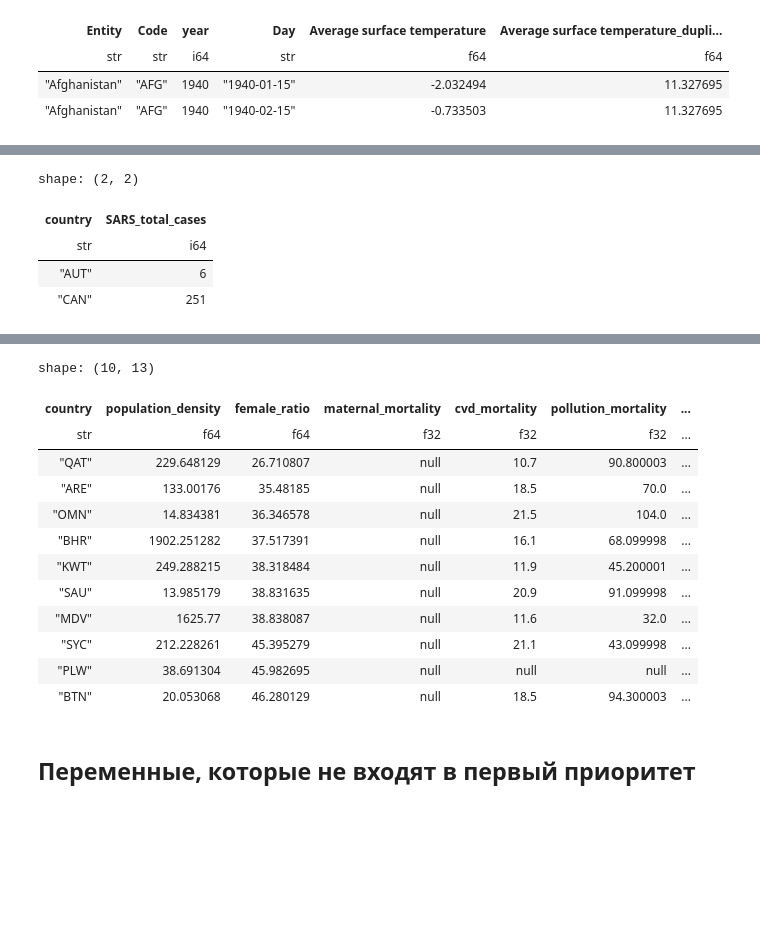
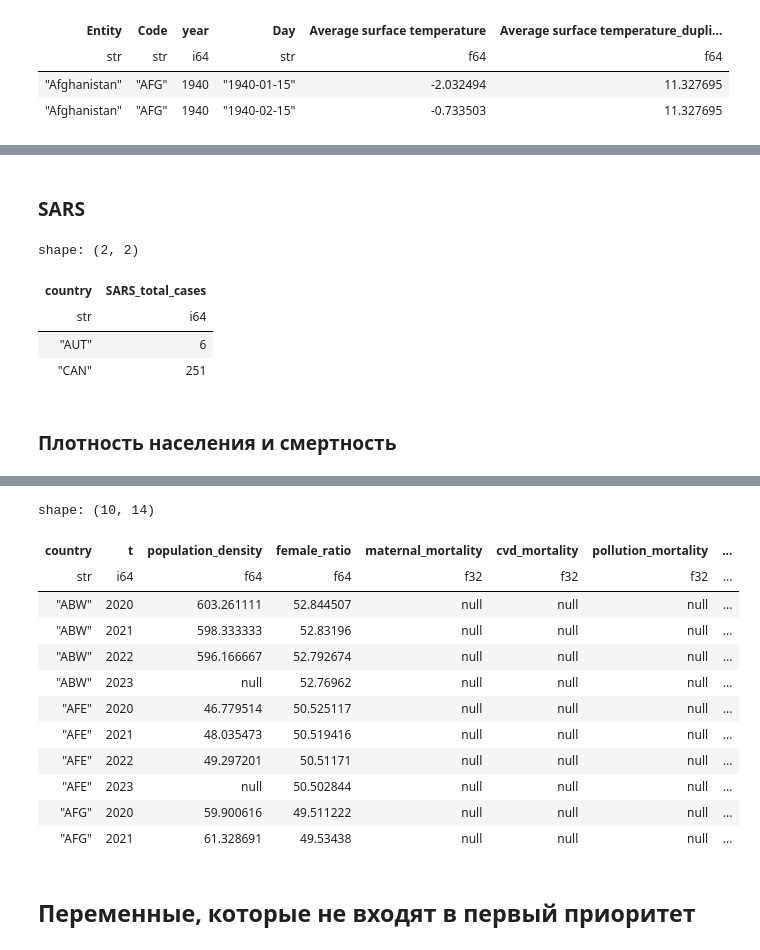
Before and after one commit to xan-d-or/thesis, a Jupyter notebook: data/scripts/data_aggregation.ipynb, the cells around one changed output, grey strips where cells are left out. Saved outputs shown, nothing was run; the diff lists cells and outputs as text; code cells hidden in the pictures; blank space fills up the shorter version.

```diff
--- a/data/scripts/data_aggregation.ipynb
+++ b/data/scripts/data_aggregation.ipynb
@@ -381 +392,3 @@ shape: (10, 2)
+# %% [markdown]
+### SARS
 # %%
@@ -388,6 +404,8 @@ shape: (2, 2)
 | str | i64 |
 | "AUT" | 6 |
 | "CAN" | 251 |
+# %% [markdown]
+### Плотность населения и смертность
 # %%
 density_and_mortality_tmp = pl.read_csv('raw_data/World Bank/pop_dens_and_mortality.csv')
 sql.register('density_and_mortality_tmp', density_and_mortality_tmp)
@@ -400,46 +418,40 @@ shape: (2, 16)
 | 1990 | "YR1990" | "Albania" | "ALB" | 119.946788 | 49.765495 | ... |
 # %%
 sql.execute('''create table density_and_mortality as
-    select country, population_density, female_ratio, maternal_mortality
-            , cvd_mortality, pollution_mortality, poisoning_mortality
-            , hygiene_mortality, female_mortality, male_mortality
-            , infant_mortality, largest_city_share, urbanization
-    from (
-    select distinct on(country)
+    select
         `Country Code` as country
-        , Time as year
-        , `Population density (people per sq. km of land area) [EN.POP.DNST]` population_density
-        , `Population, female (% of total population) [SP.POP.TOTL.FE.ZS]` female_ratio
-        , `Maternal mortality ratio (national estimate, per 100,000 live births) [SH.STA.MMRT.NE]`::float4 maternal_mortality
-        , `Mortality from CVD, cancer, diabetes or CRD between exact ages 30 and 70 (%) [SH.DYN.NCOM.ZS]`::float4 cvd_mortality
-        , `Mortality rate attributed to household and ambient air pollution, age-standardized (per 100,000 population) [SH.STA.AIRP.P5]`::float4 pollution_mortality
-        , `Mortality rate attributed to unintentional poisoning (per 100,000 population) [SH.STA.POIS.P5]`::float4 poisoning_mortality
-        , `Mortality rate attributed to unsafe water, unsafe sanitation and lack of hygiene (per 100,000 population) [SH.STA.WASH.P5]`::float4 hygiene_mortality
-        , `Mortality rate, adult, female (per 1,000 female adults) [SP.DYN.AMRT.FE]`::float4 female_mortality
-        , `Mortality rate, adult, male (per 1,000 male adults) [SP.DYN.AMRT.MA]`::float4 male_mortality
-        , `Mortality rate, infant (per 1,000 live births) [SP.DYN.IMRT.IN]`::float4 infant_mortality
-        , `Population in the largest city (% of urban population) [EN.URB.LCTY.UR.ZS]`::float4 largest_city_share
-        , `Population in urban agglomerations of more than 1 million (% of total population) [EN.URB.MCTY.TL.ZS]`::float4 urbanization
+        , Time as t
+        , avg(`Population density (people per sq. km of land area) [EN.POP.DNST]`) population_density
+        , avg(`Population, female (% of total population) [SP.POP.TOTL.FE.ZS]`) female_ratio
+        , avg(`Maternal mortality ratio (national estimate, per 100,000 live births) [SH.STA.MMRT.NE]`)::float4 maternal_mortality
+        , avg(`Mortality from CVD, cancer, diabetes or CRD between exact ages 30 and 70 (%) [SH.DYN.NCOM.ZS]`)::float4 cvd_mortality
+        , avg(`Mortality rate attributed to household and ambient air pollution, age-standardized (per 100,000 population) [SH.STA.AIRP.P5]`)::float4 pollution_mortality
+        , avg(`Mortality rate attributed to unintentional poisoning (per 100,000 population) [SH.STA.POIS.P5]`)::float4 poisoning_mortality
+        , avg(`Mortality rate attributed to unsafe water, unsafe sanitation and lack of hygiene (per 100,000 population) [SH.STA.WASH.P5]`)::float4 hygiene_mortality
+        , avg(`Mortality rate, adult, female (per 1,000 female adults) [SP.DYN.AMRT.FE]`)::float4 female_mortality
+        , avg(`Mortality rate, adult, male (per 1,000 male adults) [SP.DYN.AMRT.MA]`)::float4 male_mortality
+        , avg(`Mortality rate, infant (per 1,000 live births) [SP.DYN.IMRT.IN]`)::float4 infant_mortality
+        , avg(`Population in the largest city (% of urban population) [EN.URB.LCTY.UR.ZS]`)::float4 largest_city_share
+        , avg(`Population in urban agglomerations of more than 1 million (% of total population) [EN.URB.MCTY.TL.ZS]`)::float4 urbanization
     from density_and_mortality_tmp
-    where Time <= 2019
-    order by country, year desc
-    ) sub
+    where Time >= 2020
+    group by `Country Code`, Time
 ;''')
-sql.execute('''select * from density_and_mortality order by female_ratio limit 10;''').collect()
+sql.execute('''select * from density_and_mortality order by country, t limit 10;''').collect()
 # %% [output]
-shape: (10, 13)
+shape: (10, 14)
-| country | population_density | female_ratio | maternal_mortality | cvd_mortality | pollution_mortality | ... |
-| str | f64 | f64 | f32 | f32 | f32 | ... |
-| "QAT" | 229.648129 | 26.710807 | null | 10.7 | 90.800003 | ... |
-| "ARE" | 133.00176 | 35.48185 | null | 18.5 | 70.0 | ... |
-| "OMN" | 14.834381 | 36.346578 | null | 21.5 | 104.0 | ... |
-| "BHR" | 1902.251282 | 37.517391 | null | 16.1 | 68.099998 | ... |
-| "KWT" | 249.288215 | 38.318484 | null | 11.9 | 45.200001 | ... |
-| "SAU" | 13.985179 | 38.831635 | null | 20.9 | 91.099998 | ... |
-| "MDV" | 1625.77 | 38.838087 | null | 11.6 | 32.0 | ... |
-| "SYC" | 212.228261 | 45.395279 | null | 21.1 | 43.099998 | ... |
-| "PLW" | 38.691304 | 45.982695 | null | null | null | ... |
-| "BTN" | 20.053068 | 46.280129 | null | 18.5 | 94.300003 | ... |
+| country | t | population_density | female_ratio | maternal_mortality | cvd_mortality | pollution_mortality | ... |
+| str | i64 | f64 | f64 | f32 | f32 | f32 | ... |
+| "ABW" | 2020 | 603.261111 | 52.844507 | null | null | null | ... |
+| "ABW" | 2021 | 598.333333 | 52.83196 | null | null | null | ... |
+| "ABW" | 2022 | 596.166667 | 52.792674 | null | null | null | ... |
+| "ABW" | 2023 | null | 52.76962 | null | null | null | ... |
+| "AFE" | 2020 | 46.779514 | 50.525117 | null | null | null | ... |
+| "AFE" | 2021 | 48.035473 | 50.519416 | null | null | null | ... |
+| "AFE" | 2022 | 49.297201 | 50.51171 | null | null | null | ... |
+| "AFE" | 2023 | null | 50.502844 | null | null | null | ... |
+| "AFG" | 2020 | 59.900616 | 49.511222 | null | null | null | ... |
+| "AFG" | 2021 | 61.328691 | 49.53438 | null | null | null | ... |
 # %% [markdown]
 ## Переменные, которые не входят в первый приоритет
 # %%
```
Also changed, not shown: parts of 13 cells of this notebook, 4 other files.
